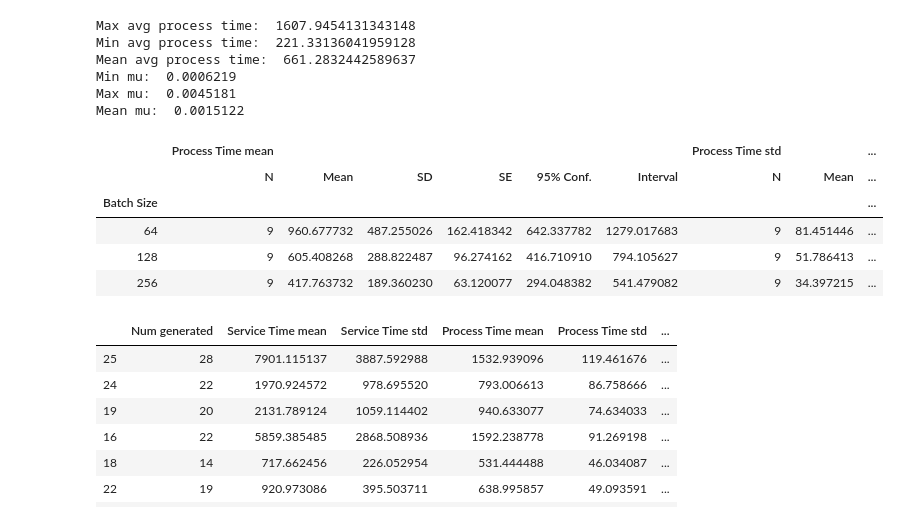
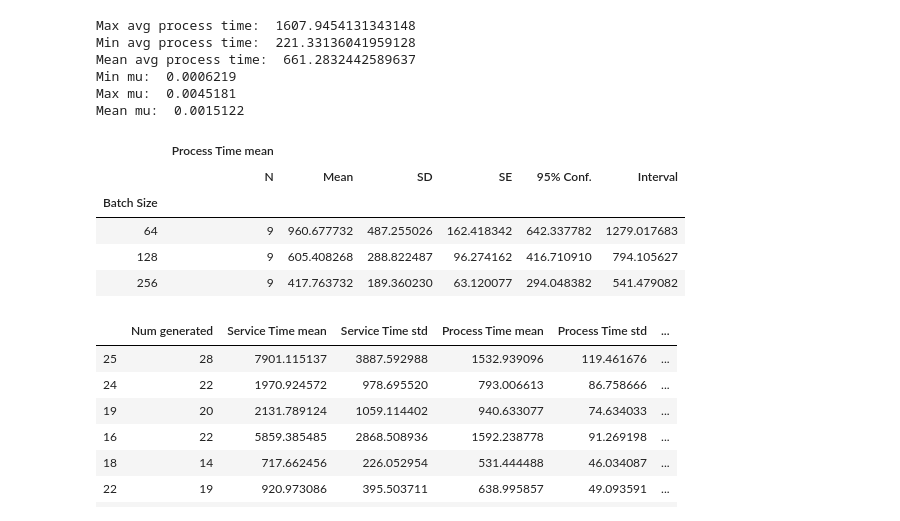
Before and after one commit to nejcmacek/CS4215-BigDL, a Jupyter notebook: analysis/Analysis.ipynb, the cells around one changed output. Saved outputs shown, nothing was run; the diff lists cells and outputs as text; code cells hidden in the pictures.

```diff
--- a/analysis/Analysis.ipynb
+++ b/analysis/Analysis.ipynb
@@ -464,14 +464,14 @@ Mean mu:  0.0015122
 important_cols=[x for x in analysis.columns if "Top 1" in x]
 important_cols.extend([x for x in analysis.columns if "Time" in x])
 # %%
-display(rp.summary_cont(analysis[[x for x in important_cols if "Process" in x]].groupby(analysis["Batch Size"])))
+display(rp.summary_cont(analysis[[x for x in important_cols if "Process Time mean" in x]].groupby(analysis["Batch Size"])))
 # %% [output]
-|  | Process Time mean |  |  |  |  |  | Process Time std |  | ... |
-|  | N | Mean | SD | SE | 95% Conf. | Interval | N | Mean | ... |
-| Batch Size |  |  |  |  |  |  |  |  | ... |
-| 64 | 9 | 960.677732 | 487.255026 | 162.418342 | 642.337782 | 1279.017683 | 9 | 81.451446 | ... |
-| 128 | 9 | 605.408268 | 288.822487 | 96.274162 | 416.710910 | 794.105627 | 9 | 51.786413 | ... |
-| 256 | 9 | 417.763732 | 189.360230 | 63.120077 | 294.048382 | 541.479082 | 9 | 34.397215 | ... |
+|  | Process Time mean |  |  |  |  |  |
+|  | N | Mean | SD | SE | 95% Conf. | Interval |
+| Batch Size |  |  |  |  |  |  |
+| 64 | 9 | 960.677732 | 487.255026 | 162.418342 | 642.337782 | 1279.017683 |
+| 128 | 9 | 605.408268 | 288.822487 | 96.274162 | 416.710910 | 794.105627 |
+| 256 | 9 | 417.763732 | 189.360230 | 63.120077 | 294.048382 | 541.479082 |
 # %%
 analysis.sort_values(by=['Top 1 mean'], ascending=False)
 # %% [output]
```
Also changed, not shown: parts of 1 cell of this notebook, 6 other files.
